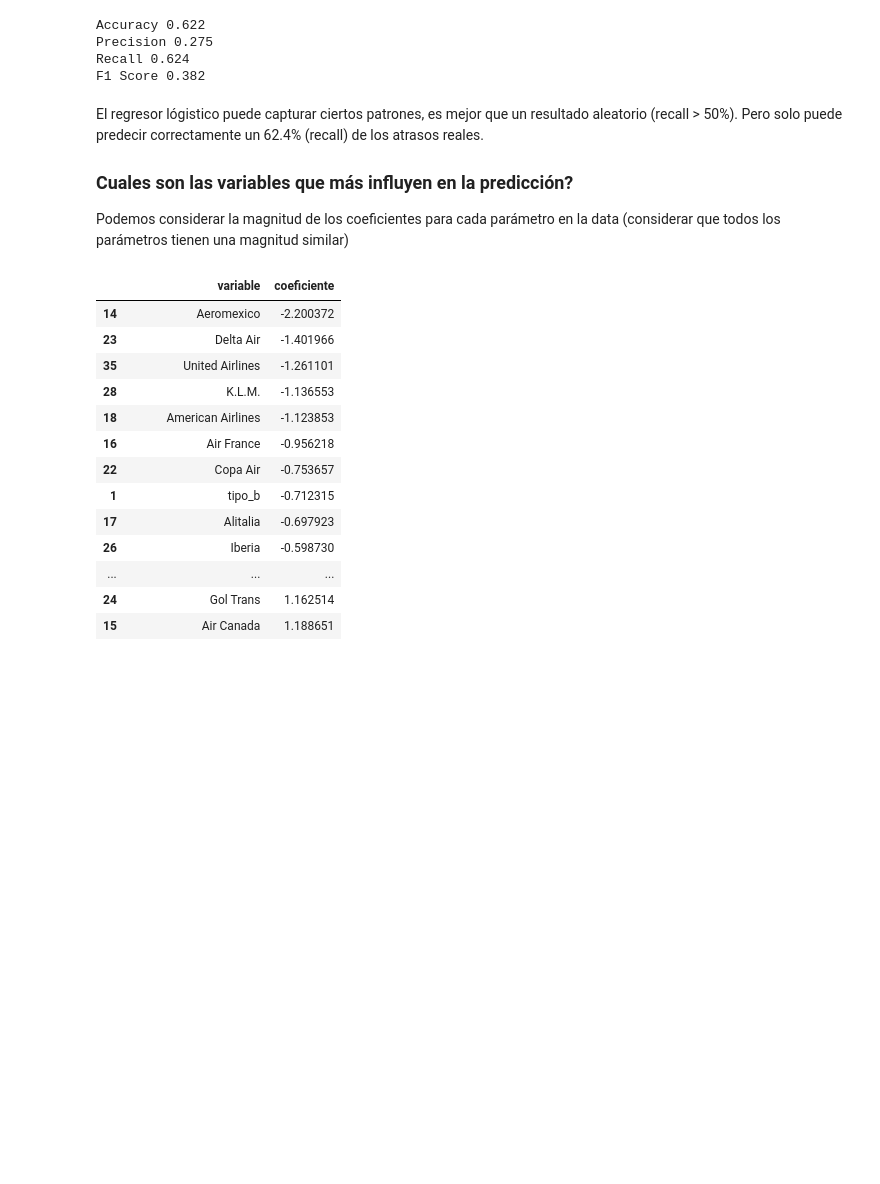
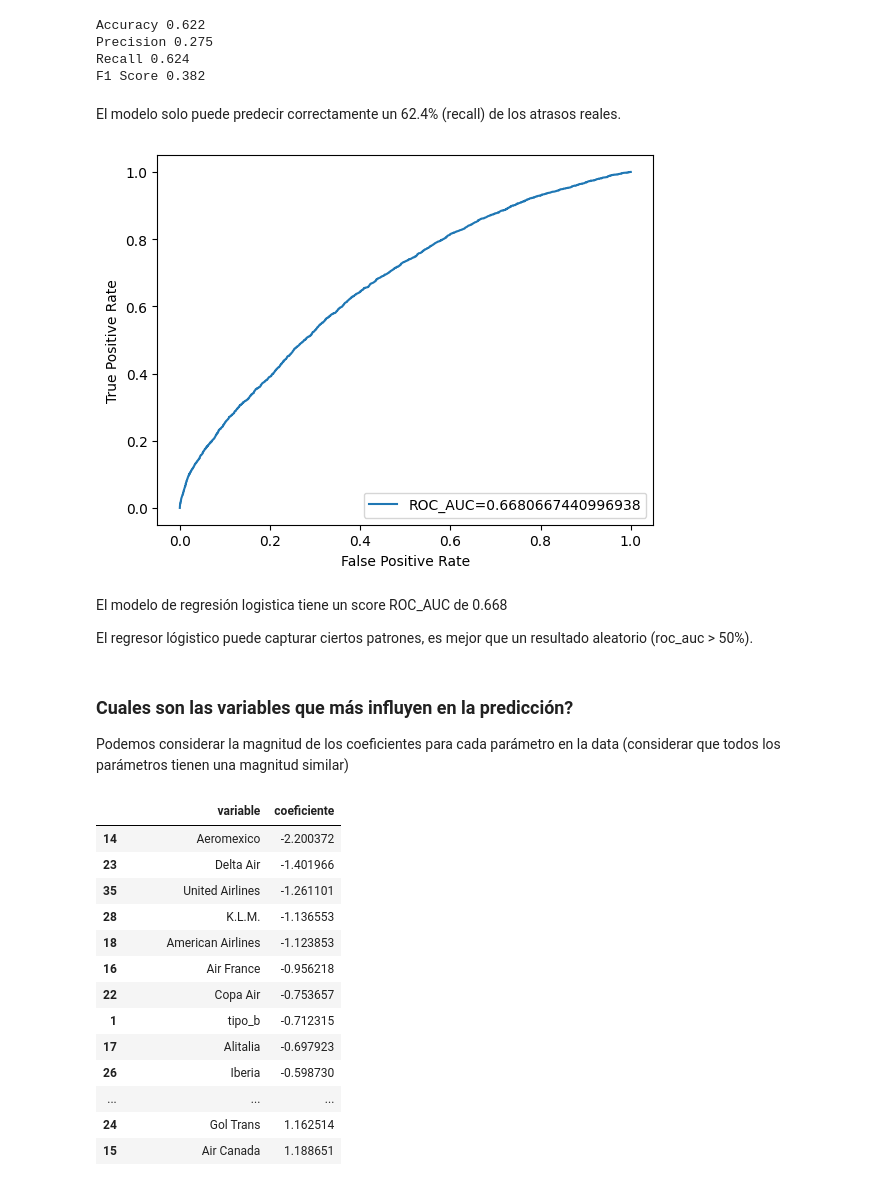
Before and after one commit to matiasmoreno/neural_scl, a Jupyter notebook: notebooks/basic_model.ipynb, the cells around one changed output. Cells and saved outputs as stored; diff of their text form; code cells hidden in the pictures; blank space fills up the shorter version.

```diff
--- a/notebooks/basic_model.ipynb
+++ b/notebooks/basic_model.ipynb
@@ -58,9 +58,6 @@ features_scl = features_scl.join(dianom_ohe)
 # %%
 opera_ohe = pd.get_dummies(features_scl['OPERA'])
 features_scl = features_scl.join(opera_ohe)
-# %%
-destino_ohe = pd.get_dummies(features_scl['SIGLADES'])
-features_scl = features_scl.join(destino_ohe)
 # %%
 # mean normalization
 features_scl['norm_v_last_6'] = (
@@ -144,10 +141,28 @@ Accuracy 0.622
 Precision 0.275
 Recall 0.624
 F1 Score 0.382
+# %% [markdown]
+El modelo solo puede predecir correctamente un 62.4% (recall) de los atrasos reales.
+# %%
+import matplotlib.pyplot as plt
+
+y_pred_proba = logreg.predict_proba(X_test)[::,1]
+fpr, tpr, _ = metrics.roc_curve(y_test,  y_pred_proba)
+auc = metrics.roc_auc_score(y_test, y_pred_proba)
+
+#create ROC curve
+plt.plot(fpr,tpr,label="ROC_AUC="+str(auc))
+plt.ylabel('True Positive Rate')
+plt.xlabel('False Positive Rate')
+plt.legend(loc=4)
+plt.show()
+# %% [output]
+[figure, added]
+# %% [markdown]
+El modelo de regresión logistica tiene un score ROC_AUC de 0.668
+
+El regresor lógistico puede capturar ciertos patrones, es mejor que un resultado aleatorio (roc_auc > 50%).
 # %% [markdown]
-El regresor lógistico puede capturar ciertos patrones, es mejor que un resultado aleatorio (recall > 50%).
-Pero solo puede predecir correctamente un 62.4% (recall) de los atrasos reales.
-
 ### Cuales son las variables que más influyen en la predicción?
 
 Podemos considerar la magnitud de los coeficientes para cada parámetro en la data (considerar que todos los parámetros tienen una magnitud similar)
```
Also changed, not shown: 1 other file.
